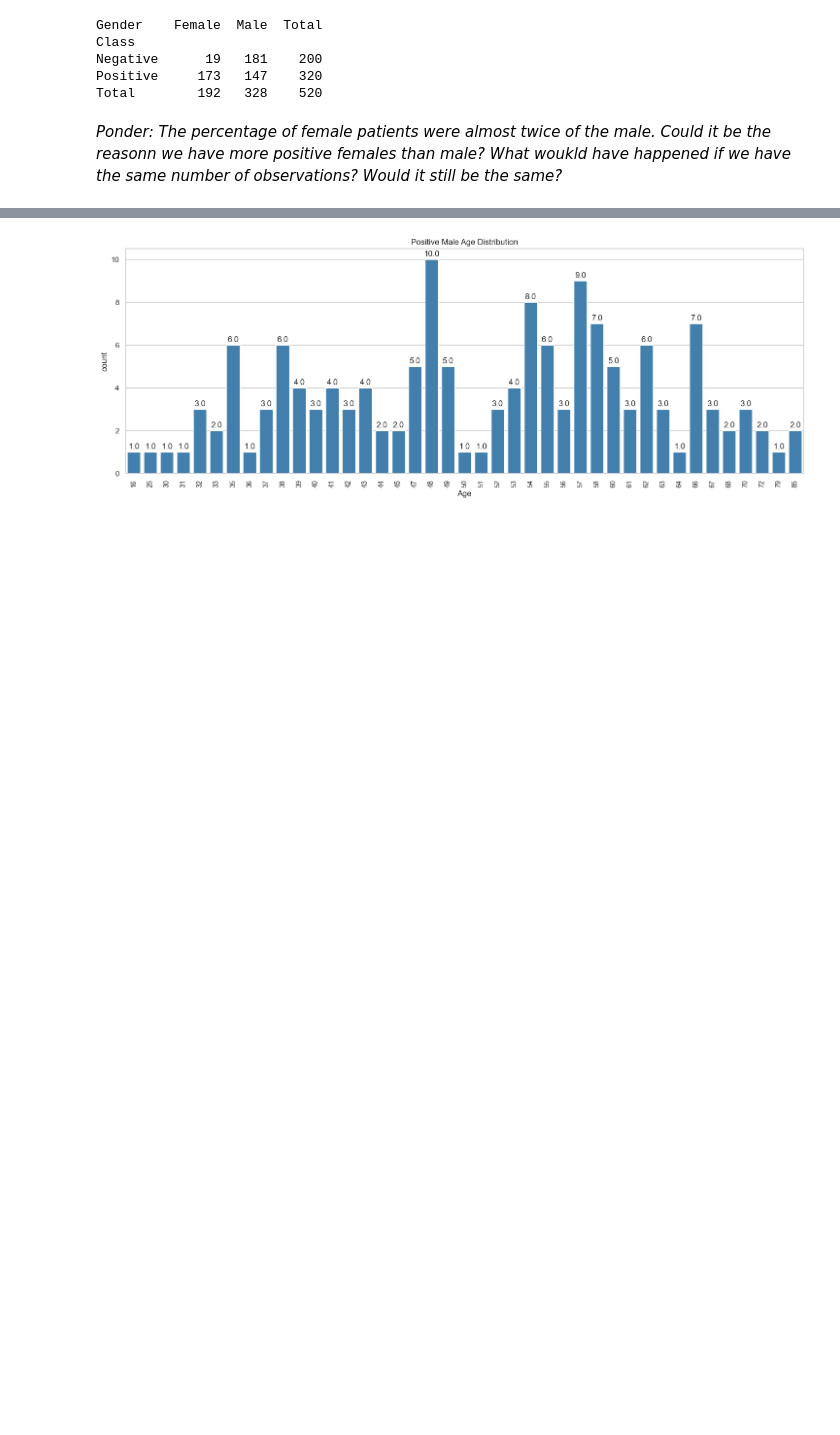
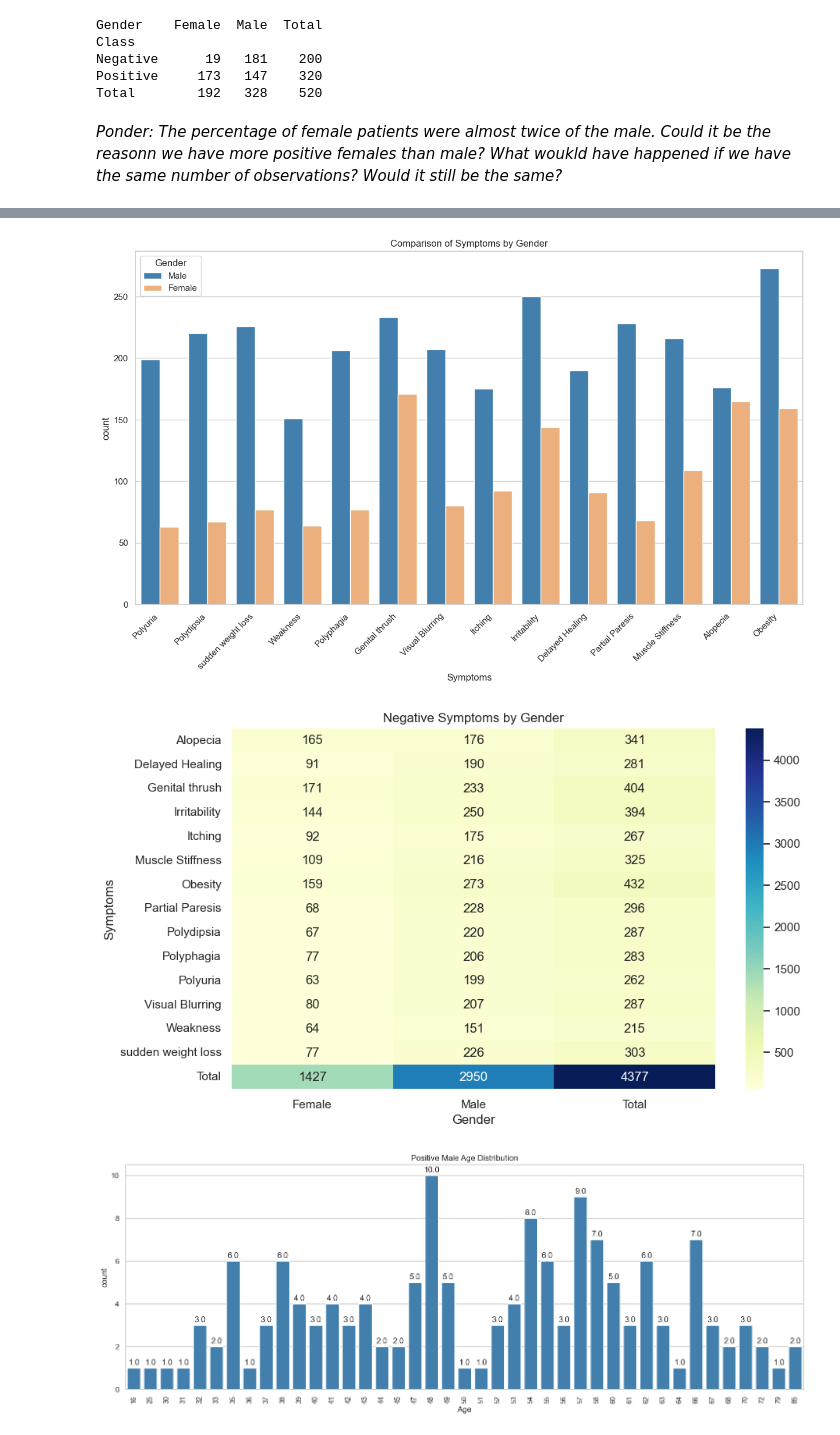
Before and after one commit to ifuu16/diabetes_early_detection, a Jupyter notebook: Early_Diabetes_Detection.ipynb, the cells around one changed output, grey strips where cells are left out. Cells and saved outputs as stored; diff of their text form; code cells hidden in the pictures; blank space fills up the shorter version.

```diff
--- a/Early_Diabetes_Detection.ipynb
+++ b/Early_Diabetes_Detection.ipynb
@@ -250,3 +235,38 @@ plt.show()
+# %%
+
+#Save the symptoms and gender in new_data
+symptom = data.drop(['Age', 'Class'], axis=1)
+
+#convert to a dataframe
+df = pd.DataFrame(symptom)
+
+# Melt the DataFrame to make it suitable for plotting. place the symptoms in a column called Symptom
+Reshaped_data = pd.melt(df, id_vars='Gender', var_name='Symptoms', value_name='Count')
+
+#Create a dataframe that only positive symptoms
+negative_symptoms = Reshaped_data[Reshaped_data['Count'] == 'No']
+
+# Plotting
+sns.set(style="whitegrid")
+plt.figure(figsize=(15, 8))
+sns.countplot(x='Symptoms', hue='Gender', data=negative_symptoms, palette=['#3182bd', '#fdae6b'])
+
+
+plt.xticks(rotation=45, ha='right')  # Rotate x-axis labels for better visibility
+plt.title('Comparison of Symptoms by Gender')
+plt.show()
+
+# Create a cross-tabulation (crosstab)
+negative_symptomsCT = pd.crosstab(index=negative_symptoms['Symptoms'], columns=negative_symptoms['Gender'], margins=True, margins_name='Total')
+
+# Create a heatmap from the crosstab
+plt.figure(figsize=(10, 6))
+sns.heatmap(negative_symptomsCT, annot=True, cmap='YlGnBu', fmt='d', cbar=True)
+plt.title('Negative Symptoms by Gender')
+plt.show()
+# %% [output]
+[figure, added]
+[figure, added]
 # %%
 #Age Distribution Male
 sns.set(style='whitegrid')  # Set a white grid background for better readability
```
Also changed, not shown: parts of 5 cells of this notebook.
